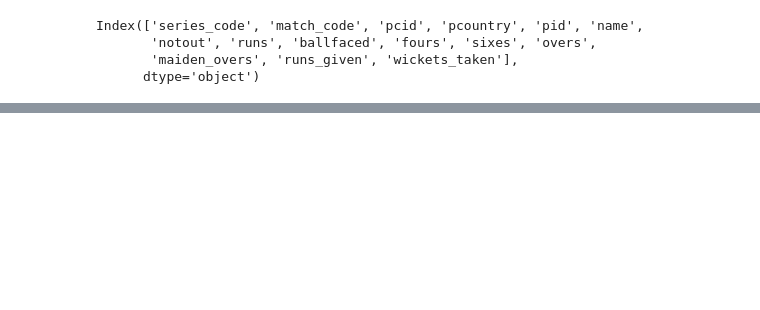
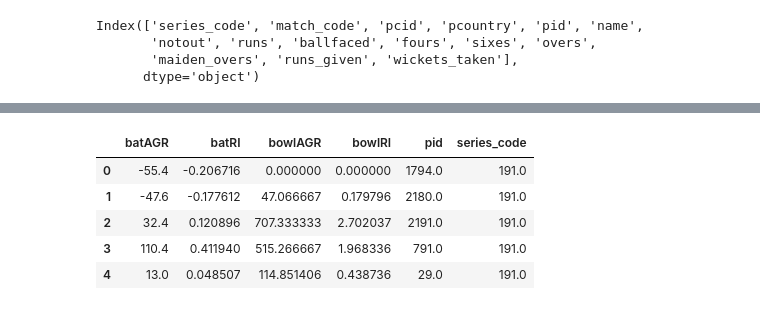
Before and after one commit to rocksayush/Player-Recommendation-System, a Jupyter notebook: Player Recommendation System.ipynb, the cells around one changed output, grey strips where cells are left out. Saved outputs shown, nothing was run; the diff lists cells and outputs as text; code cells hidden in the pictures; blank space fills up the shorter version.

```diff
--- a/Player Recommendation System.ipynb
+++ b/Player Recommendation System.ipynb
@@ -28,7 +30,7 @@ def calcBRPI(pfours, psixes, pinnings):
 
 
 def calcBatOutRate(pinnings, pnotout, pbfaced):
-    outrate = pd.Series(np.array([0])) if float(pbfaced) == 0 else (pinnings - pnotout) / pbfaced
+    outrate = pd.Series(np.array([max])) if float(pbfaced) == 0 else (pinnings - pnotout) / pbfaced
     return outrate
 
 #         BA = calcBA(p['runs'], p['innings'], p['not_out'])
@@ -100,11 +102,32 @@ def calcGenBowlSR(totalRunsGiven, totalOvers):
 
 def calcBowlAGR(tpRunsGiven, tpOvers, tpOutrate, gBowlAvg, gBowlSR, gBowlOutrate ):
     balls = int(tpOvers) * 6 + 10 * (tpOvers - int(tpOvers))
-    bowlagr = (gBowlSR * balls - tpRunsGiven) + gBowlAvg * balls * (gBowlOutrate - tpOutrate)
+    bowlagr = (gBowlSR * balls - tpRunsGiven) + gBowlAvg * balls * (tpOutrate - gBowlOutrate)
+
+#     print(bowlagr[0])
+    if tpOvers[0] == 0.1:
+        print('-------------------------------')
+        print('tpRunsGiven  :',tpRunsGiven[0])
+        print('tpballs      :', balls[0])
+        print('tpOutrate    :', tpOutrate[0])
+        print('gBowlAvg     :', gBowlAvg[0])
+        print('gBowlSR      :', gBowlSR[0])
+        print('gBowlOutrate :',  gBowlOutrate[0])
+        print('-------------------------------')
+        print('bowlAGR      : ', bowlagr)
+
     return bowlagr
 
 
 def calcBowlRI(bowlAGR, gBowlAvg):
+    bri = bowlAGR / (10 * gBowlAvg)
+
+    if bri[0] == 0:
+        print('-------------------------------')
+        print('bowlagr  : ', bowlAGR[0] )
+        print('gbowlAvg : ', gBowlAvg[0])
+        print('-------------------------------')
+
     return bowlAGR / (10 * gBowlAvg)
 # %%
 df = pd.read_csv("serieswiseMatchRecord.csv")
@@ -114,6 +137,10 @@ Index(['series_code', 'match_code', 'pcid', 'pcountry', 'pid', 'name',
        'notout', 'runs', 'ballfaced', 'fours', 'sixes', 'overs',
        'maiden_overs', 'runs_given', 'wickets_taken'],
       dtype='object')
+# %%
+df['ballfaced'].replace({0 : 1}, inplace=True)
+df['overs'].replace({0.0 : 0.1}, inplace=True)
+# df[df['ballfaced'] == 1]
 # %%
 series = list(dict.fromkeys(df["series_code"]).keys())
 # series.sort(reverse=True)
@@ -165,7 +192,7 @@ for sr in series[:]:
 # print(len(series))
 
     players = list()
-    for pl in list(tdf["pid"]):
+    for pl in set(tdf["pid"]):
         if pl > 0:
             players.append(pl)
 
@@ -216 +261,10 @@ for sr in series[:]:
+# %%
+pindexes.head()
+# %% [output]
+|  | batAGR | batRI | bowlAGR | bowlRI | pid | series_code |
+| 0 | -55.4 | -0.206716 | 0.000000 | 0.000000 | 1794.0 | 191.0 |
+| 1 | -47.6 | -0.177612 | 47.066667 | 0.179796 | 2180.0 | 191.0 |
+| 2 | 32.4 | 0.120896 | 707.333333 | 2.702037 | 2191.0 | 191.0 |
+| 3 | 110.4 | 0.411940 | 515.266667 | 1.968336 | 791.0 | 191.0 |
+| 4 | 13.0 | 0.048507 | 114.851406 | 0.438736 | 29.0 | 191.0 |
 # %%
```
Also changed, not shown: parts of 3 cells of this notebook, 1 other file.
